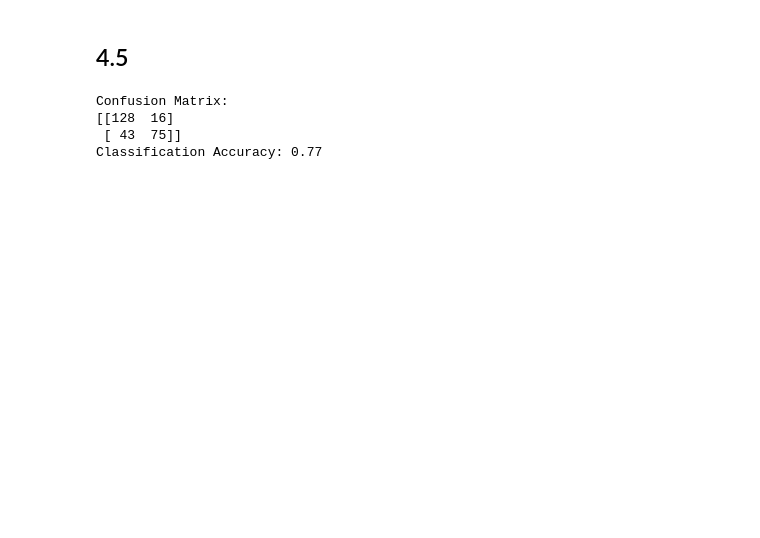
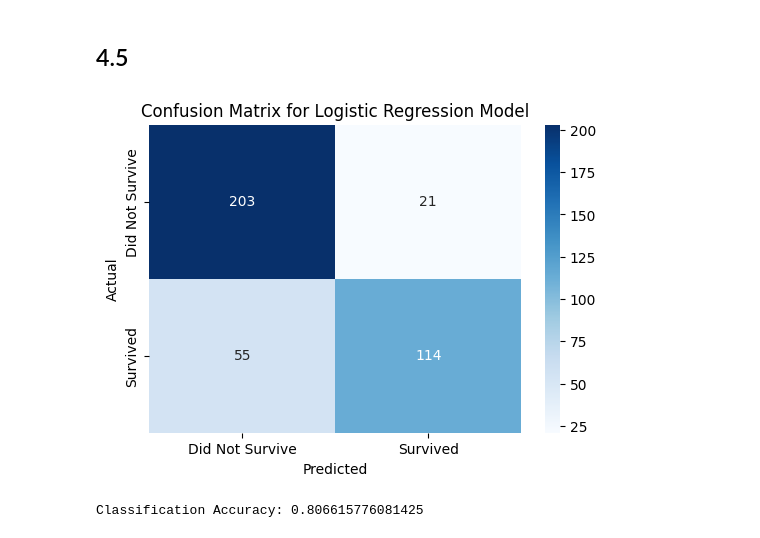
Before and after one commit to Luciefifi/DIAML_5, a Jupyter notebook: lniyomut_DIAML_Assignment5.ipynb, the cells around one changed output. Cells and saved outputs as stored; diff of their text form; code cells hidden in the pictures; blank space fills up the shorter version.

```diff
--- a/lniyomut_DIAML_Assignment5.ipynb
+++ b/lniyomut_DIAML_Assignment5.ipynb
@@ -194,10 +137,8 @@ R-squared: 0.5148837959256445
 # %%
 import pandas as pd
 # loading titanic3 dataset
-titanic_data = pd.read_csv("titanic3.csv")
-print(titanic_data.head())
-print(titanic_data.info())
+titanic3_data = pd.read_csv("titanic3.csv")
 # probability of survival for a passenger
-probabilityOfSurvival = titanic_data["survived"].mean()
+probabilityOfSurvival = titanic3_data["survived"].mean()
 print("probability of survival", probabilityOfSurvival)
 # %% [output]
@@ -360,36 +260,24 @@ For example, when doing 'df[col].method(value, inplace=True)', try using 'df.met
 # %% [markdown]
 ## 4.5
-# %%
-from sklearn.metrics import confusion_matrix, accuracy_score
-
-# Predict on the test data
-y_pred = logistic_model.predict(X_test)
-
-# Create the confusion matrix
-conf_matrix = confusion_matrix(y_test, y_pred)
-accuracy = accuracy_score(y_test, y_pred)
-
-# Display the results
-print("Confusion Matrix:")
-print(conf_matrix)
-
-print(f"Classification Accuracy: {accuracy:.2f}")
-
-# # Make predictions on the test set
-# y_pred = logistic_model.predict(X_test)
-
-# # Create confusion matrix
-# cm = confusion_matrix(y_test, y_pred)
-
-# # Calculate classification accuracy
-# accuracy = accuracy_score(y_test, y_pred)
-
-# # Print confusion matrix and accuracy
-# print("Confusion Matrix:")
-# print(cm)
-# print(f"Classification Accuracy: {accuracy:.4f}")
-# %% [output]
-Confusion Matrix:
-[[128  16]
- [ 43  75]]
-Classification Accuracy: 0.77
+# %%
+import matplotlib.pyplot as plt
+import seaborn as sns
+from sklearn.metrics import confusion_matrix, accuracy_score
+predicted_probs = result_model.predict(X_test) # make predictions based on the test set
+predicted_classes = (predicted_probs > 0.5).astype(int)
+
+# Generating the confusion matrix
+confusi_matrix = confusion_matrix(y_test, predicted_classes)
+# Plot the confusion matrix using seaborn
+plt.figure(figsize=(6, 4))
+sns.heatmap(confusi_matrix, annot=True, fmt='d', cmap='Blues', cbar=True, xticklabels=['Did Not Survive', 'Survived'], yticklabels=['Did Not Survive', 'Survived'])
+plt.xlabel("Predicted")
+plt.ylabel("Actual")
+plt.title("Confusion Matrix for Logistic Regression Model")
+plt.show()
+
+accuracy = accuracy_score(y_test, predicted_classes)
+print("Classification Accuracy:", accuracy)
+# %% [output]
+[figure, added]
+Classification Accuracy: 0.806615776081425
```
Also changed, not shown: parts of 6 cells of this notebook, 2 other files.
